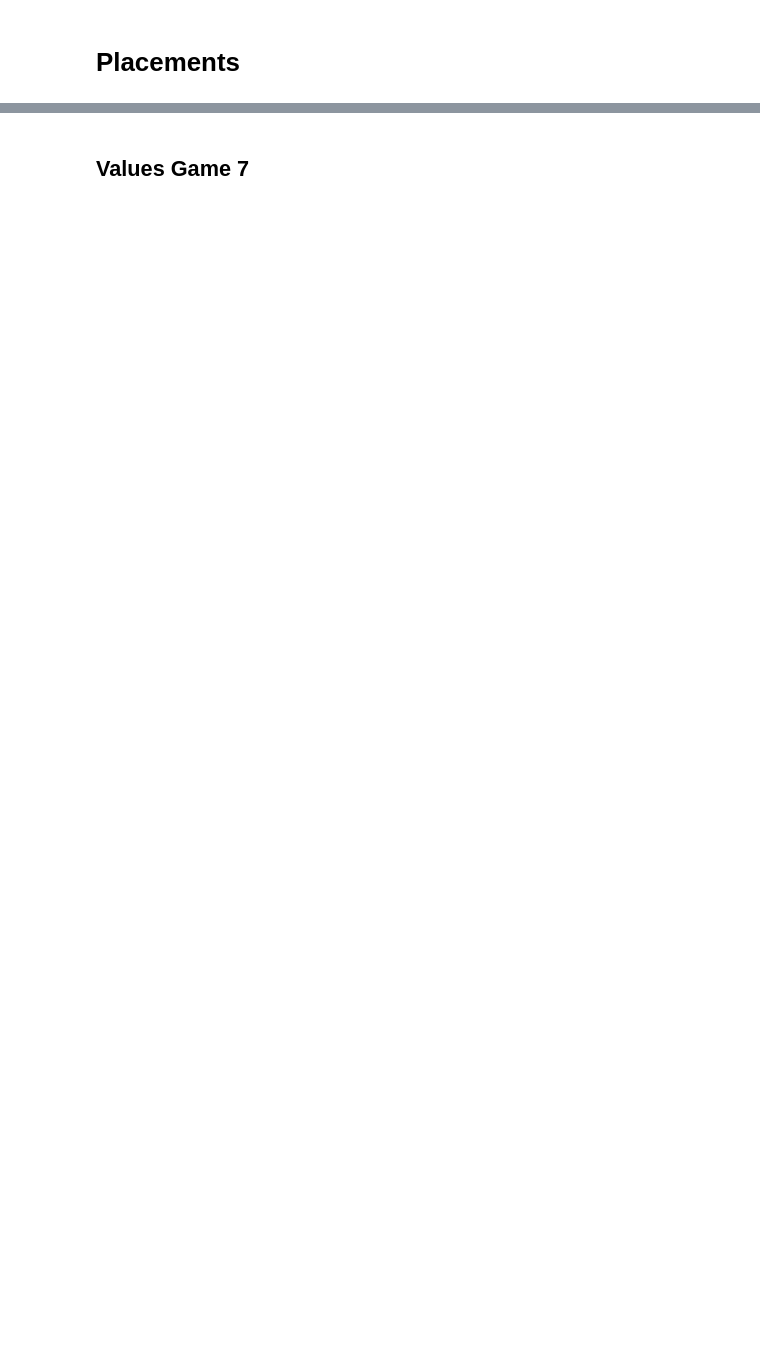
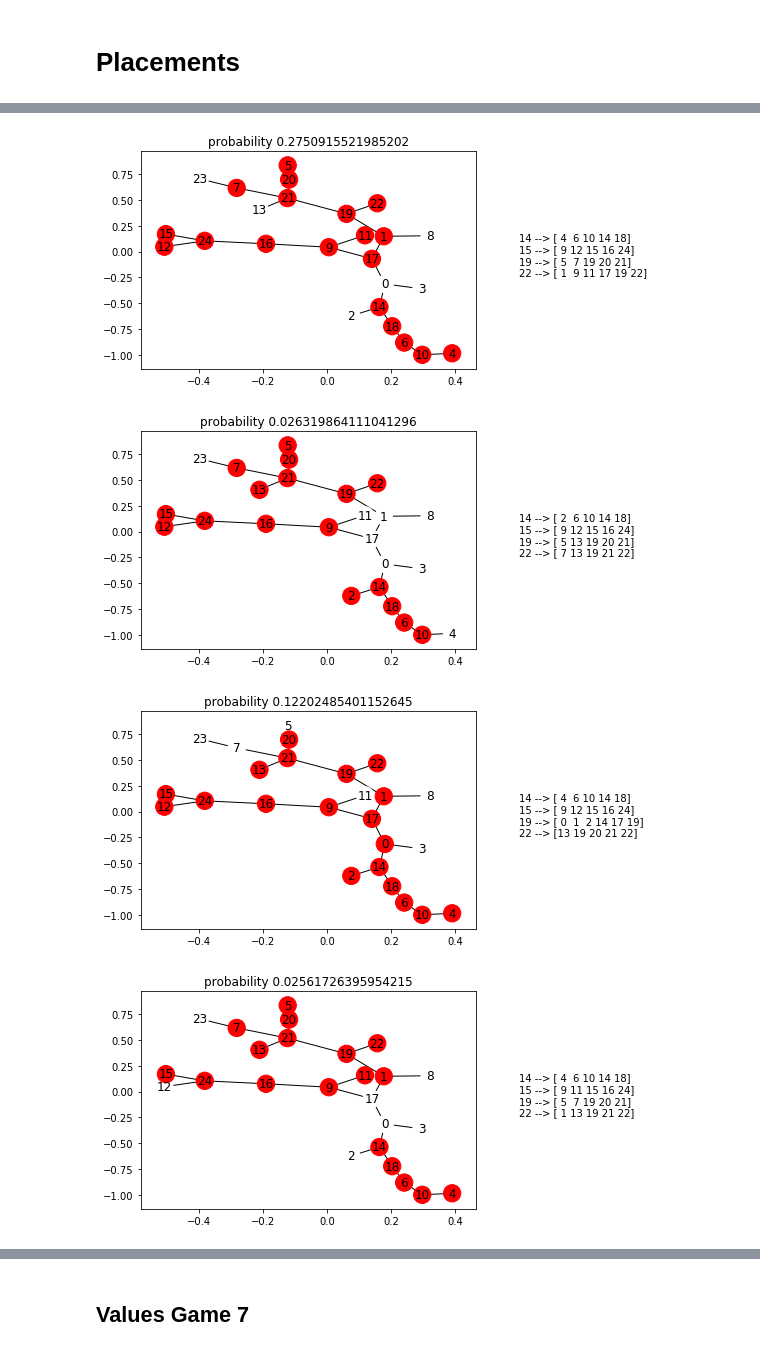
Before and after one commit to jacopodisi/mru_securitygame, a Jupyter notebook: resultControl.ipynb, the cells around one changed output, grey strips where cells are left out. Cells and saved outputs as stored; diff of their text form; code cells hidden in the pictures; blank space fills up the shorter version.

```diff
--- a/resultControl.ipynb
+++ b/resultControl.ipynb
@@ -87,0 +191,7 @@ Diffvalues of game 2 with enum4 {2: 0.0, 3: -0.0264645962548, 4: -0.030961157982
+# %%
+nu.print_srategy_for_n_player(G, 4, result, result[4], layout)
+# %% [output]
+[figure, added]
+[figure, added]
+[figure, added]
+[figure, added]
```
Also changed, not shown: parts of 18 cells of this notebook, 1 other file.
